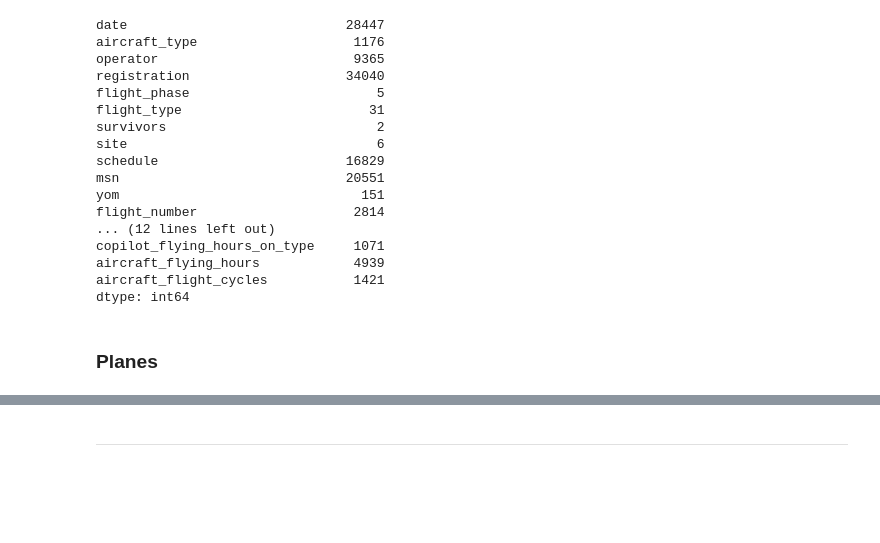
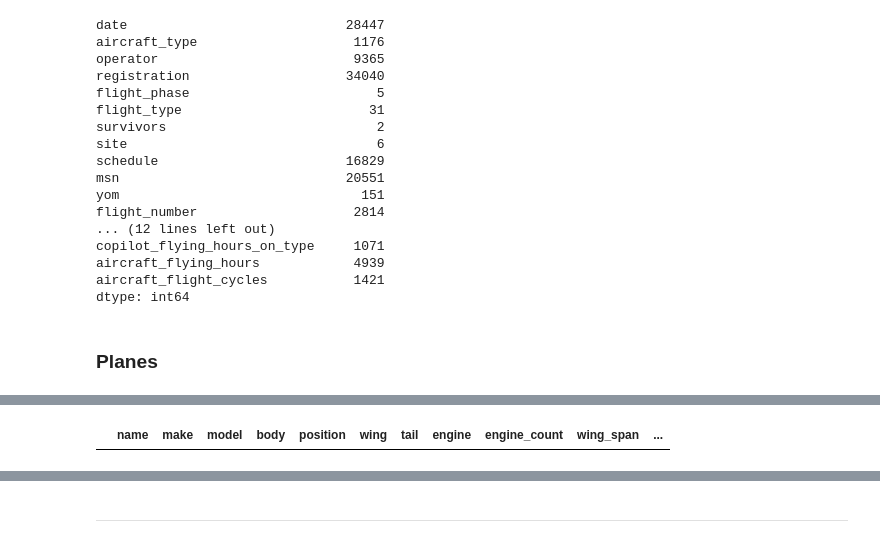
Before and after one commit to nadpierre/aircraft-crashes-clustering-project, a Jupyter notebook: data_collection_and_cleaning.ipynb, the cells around one changed output, grey strips where cells are left out. Cells and saved outputs as stored; diff of their text form; code cells hidden in the pictures; blank space fills up the shorter version.

```diff
--- a/data_collection_and_cleaning.ipynb
+++ b/data_collection_and_cleaning.ipynb
@@ -393,0 +445,5 @@ dtype: int64
+# %%
+# Check for duplicates
+planes_df[planes_df.duplicated(keep=False)]
+# %% [output]
+|  | name | make | model | body | position | wing | tail | engine | engine_count | wing_span | ... |
```
Also changed, not shown: parts of 17 cells of this notebook, 2 other files.
